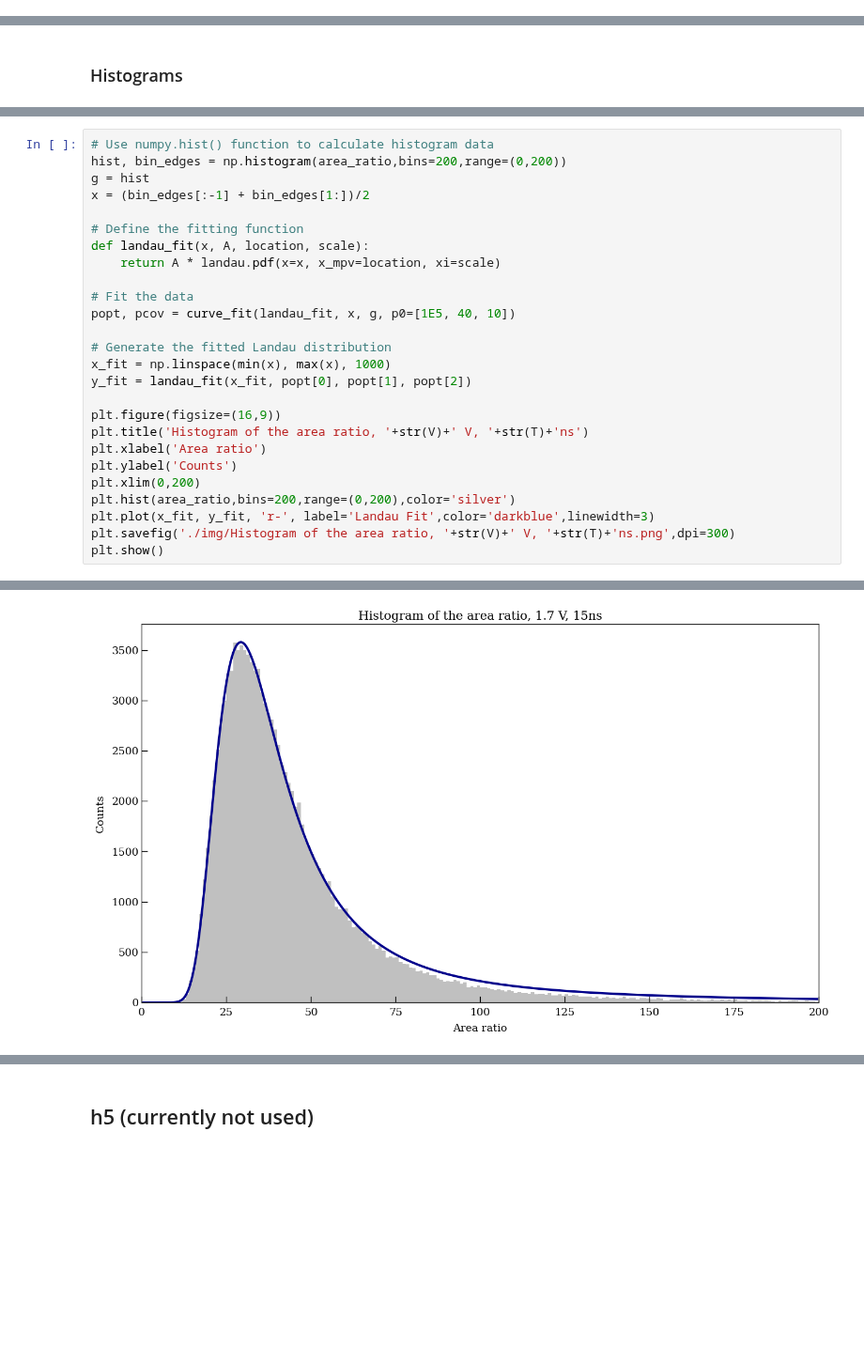
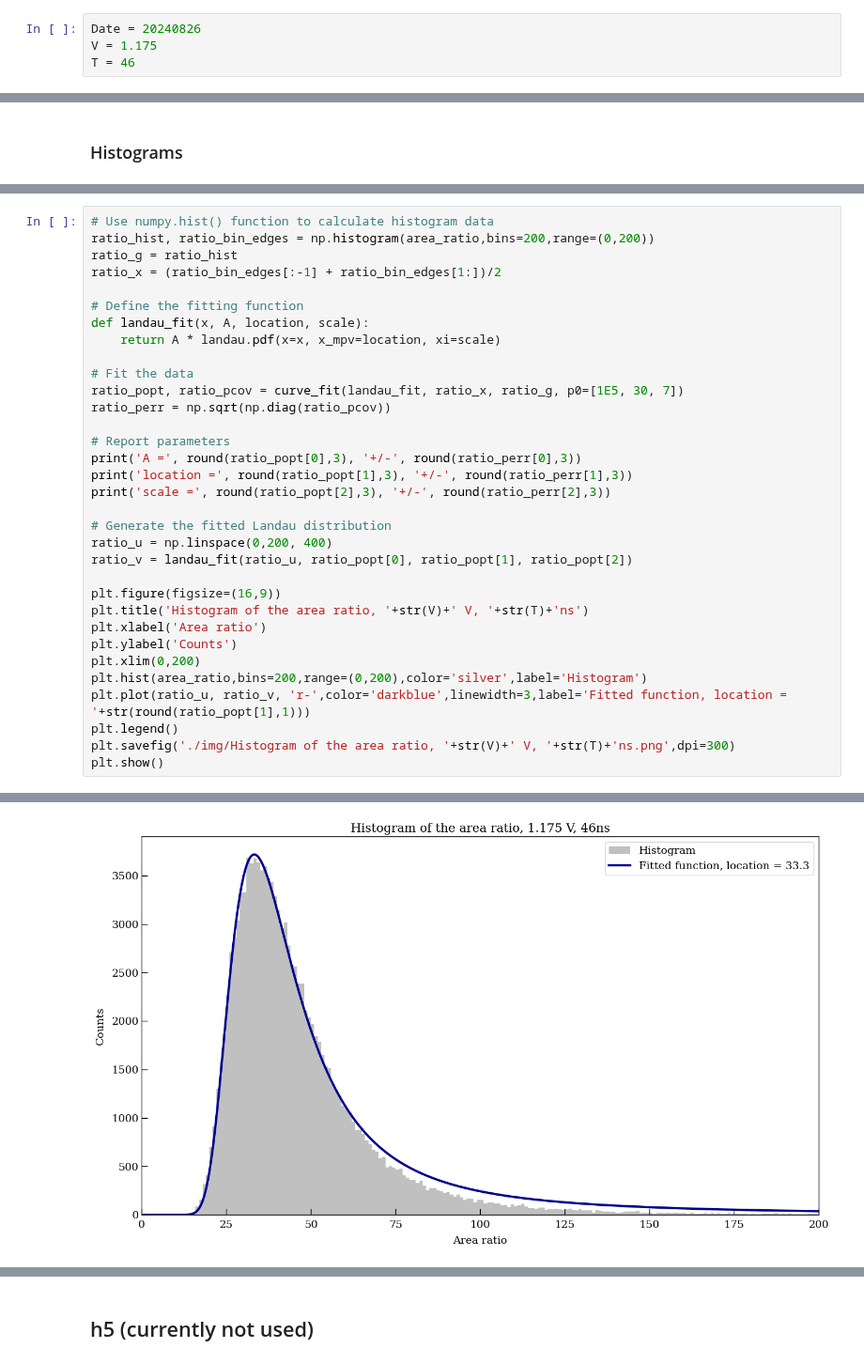
Before and after one commit to Westlake-University-Lsc-lab/RELICS_PMT_Data_Analysis, a Jupyter notebook: PolariserCheck/check_readout.ipynb, the cells around one changed output, grey strips where cells are left out. Shown at 94% size. Drawn from its saved outputs; the diff is of its cells as text; blank space fills up the shorter version.

```diff
--- a/PolariserCheck/check_readout.ipynb
+++ b/PolariserCheck/check_readout.ipynb
@@ -98 +77,5 @@ for i in range(filesnum):
+# %%
+Date = 20240826
+V = 1.175
+T = 46
 # %%
@@ -402,27 +398,34 @@ sigma = 1335.829 +/- 3.967
 # %%
 # Use numpy.hist() function to calculate histogram data
-hist, bin_edges = np.histogram(area_ratio,bins=200,range=(0,200))
-g = hist
-x = (bin_edges[:-1] + bin_edges[1:])/2
+ratio_hist, ratio_bin_edges = np.histogram(area_ratio,bins=200,range=(0,200))
+ratio_g = ratio_hist
+ratio_x = (ratio_bin_edges[:-1] + ratio_bin_edges[1:])/2
 
 # Define the fitting function
 def landau_fit(x, A, location, scale):
     return A * landau.pdf(x=x, x_mpv=location, xi=scale)
 
 # Fit the data
-popt, pcov = curve_fit(landau_fit, x, g, p0=[1E5, 40, 10])
+ratio_popt, ratio_pcov = curve_fit(landau_fit, ratio_x, ratio_g, p0=[1E5, 30, 7])
+ratio_perr = np.sqrt(np.diag(ratio_pcov))
+
+# Report parameters
+print('A =', round(ratio_popt[0],3), '+/-', round(ratio_perr[0],3))
+print('location =', round(ratio_popt[1],3), '+/-', round(ratio_perr[1],3))
+print('scale =', round(ratio_popt[2],3), '+/-', round(ratio_perr[2],3))
 
 # Generate the fitted Landau distribution
-x_fit = np.linspace(min(x), max(x), 1000)
-y_fit = landau_fit(x_fit, popt[0], popt[1], popt[2])
+ratio_u = np.linspace(0,200, 400)
+ratio_v = landau_fit(ratio_u, ratio_popt[0], ratio_popt[1], ratio_popt[2])
 
 plt.figure(figsize=(16,9))
 plt.title('Histogram of the area ratio, '+str(V)+' V, '+str(T)+'ns')
 plt.xlabel('Area ratio')
 plt.ylabel('Counts')
 plt.xlim(0,200)
-plt.hist(area_ratio,bins=200,range=(0,200),color='silver')
-plt.plot(x_fit, y_fit, 'r-', label='Landau Fit',color='darkblue',linewidth=3)
+plt.hist(area_ratio,bins=200,range=(0,200),color='silver',label='Histogram')
+plt.plot(ratio_u, ratio_v, 'r-',color='darkblue',linewidth=3,label='Fitted function, location = '+str(round(ratio_popt[1],1)))
+plt.legend()
 plt.savefig('./img/Histogram of the area ratio, '+str(V)+' V, '+str(T)+'ns.png',dpi=300)
 plt.show()
 # %% [output]
@@ -429 +435 @@ plt.show()
-[figure, old version]
+[figure, new version]
```
Also changed, not shown: parts of 16 cells of this notebook.
